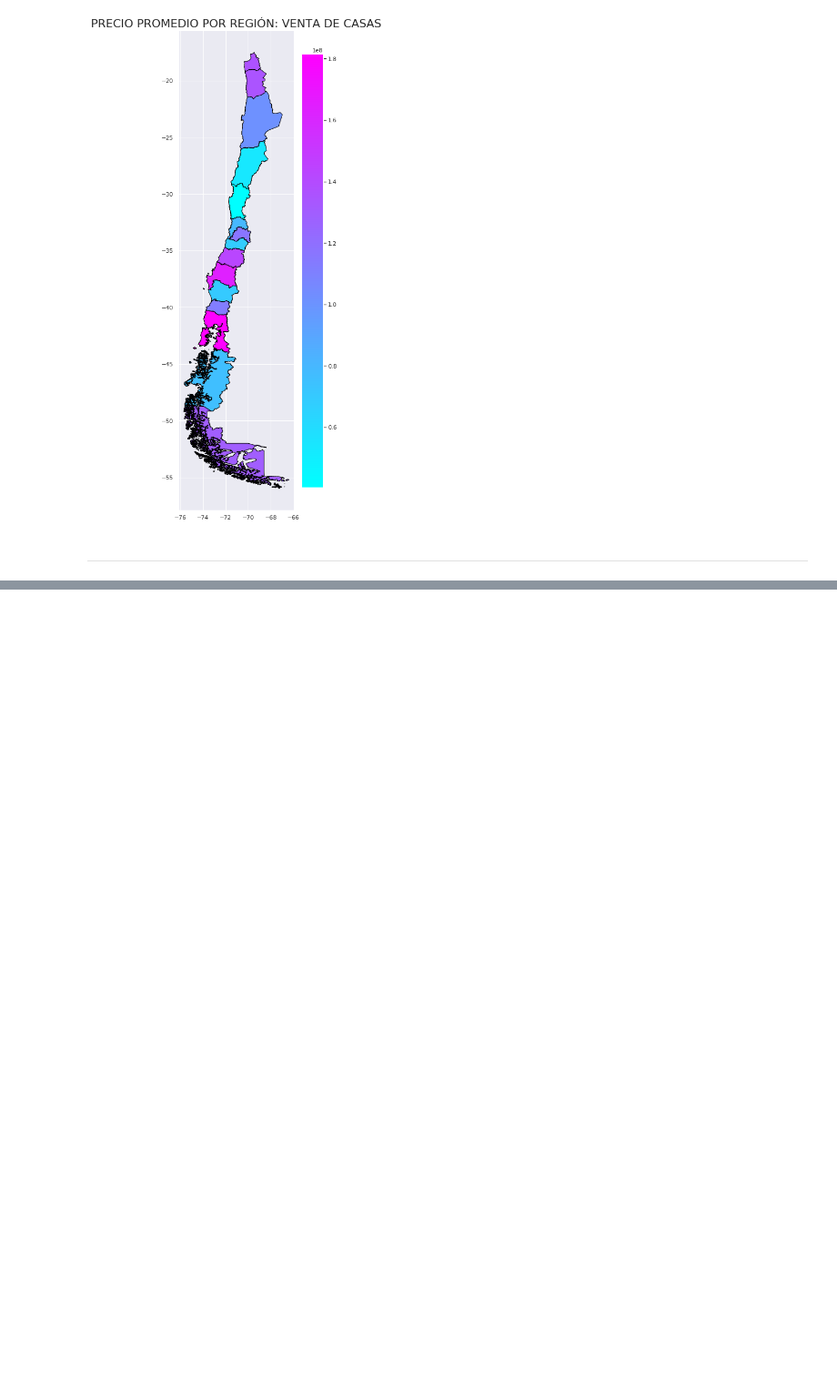
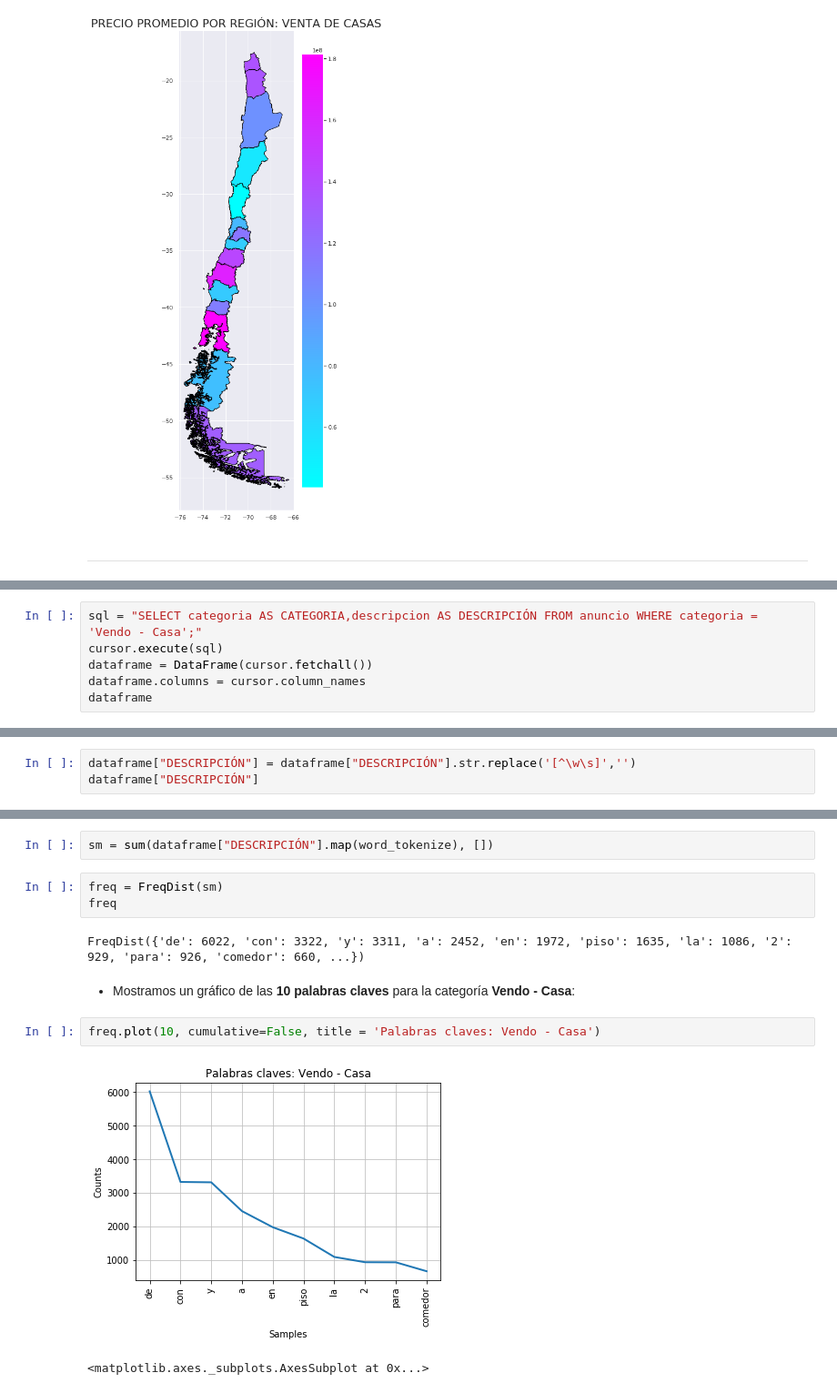
Before and after one commit to clfak/INFO133, a Jupyter notebook: BBD/Trabajo Práctico/Yapo2.ipynb, the cells around one changed output, grey strips where cells are left out. Shown: that part at 91% size. Drawn from its saved outputs; the diff is of its cells as text; blank space fills up the shorter version.

```diff
--- a/BBD/Trabajo Práctico/Yapo2.ipynb
+++ b/BBD/Trabajo Práctico/Yapo2.ipynb
@@ -362,0 +372,6 @@ plt.show()
+# %%
+sql = "SELECT categoria AS CATEGORIA,descripcion AS DESCRIPCIÓN FROM anuncio WHERE categoria = 'Vendo - Casa';"
+cursor.execute(sql)
+dataframe = DataFrame(cursor.fetchall())
+dataframe.columns = cursor.column_names
+dataframe
@@ -362,0 +412,3 @@ plt.show()
+# %%
+dataframe["DESCRIPCIÓN"] = dataframe["DESCRIPCIÓN"].str.replace('[^\w\s]','')
+dataframe["DESCRIPCIÓN"]
@@ -362,0 +445,14 @@ plt.show()
+# %%
+sm = sum(dataframe["DESCRIPCIÓN"].map(word_tokenize), [])
+# %%
+freq = FreqDist(sm)
+freq
+# %% [output]
+FreqDist({'de': 6022, 'con': 3322, 'y': 3311, 'a': 2452, 'en': 1972, 'piso': 1635, 'la': 1086, '2': 929, 'para': 926, 'comedor': 660, ...})
+# %% [markdown]
+* Mostramos un gráfico de las __10 palabras claves__ para la categoría __Vendo - Casa__:
+# %%
+freq.plot(10, cumulative=False, title = 'Palabras claves: Vendo - Casa')
+# %% [output]
+[figure, added]
+<matplotlib.axes._subplots.AxesSubplot at 0x...>
```
Also changed, not shown: parts of 33 cells of this notebook.
